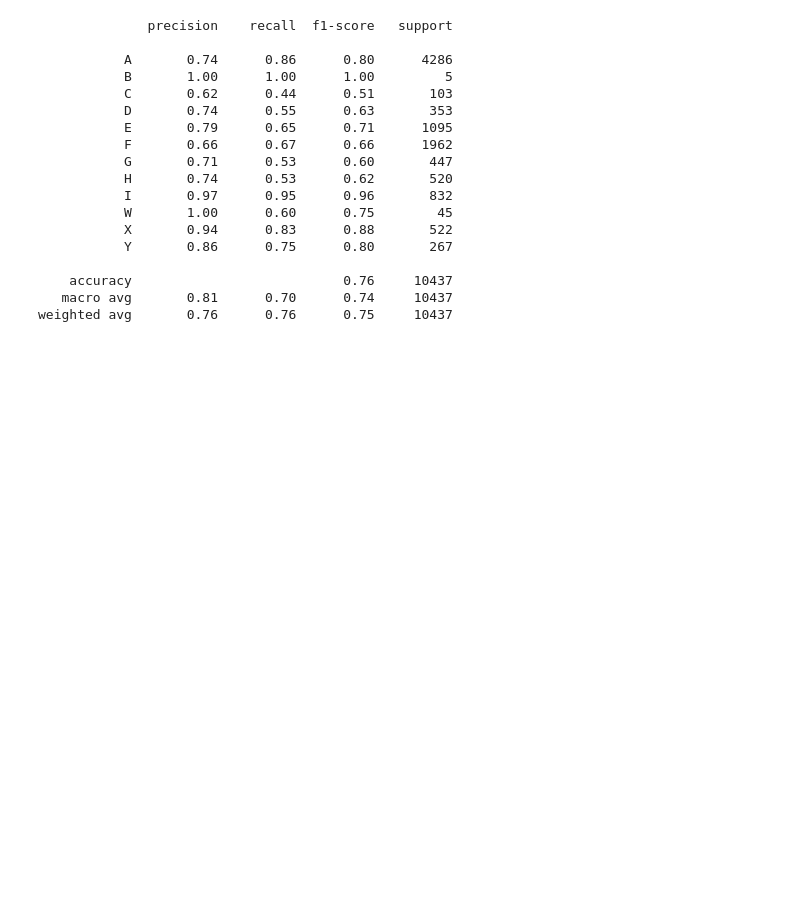
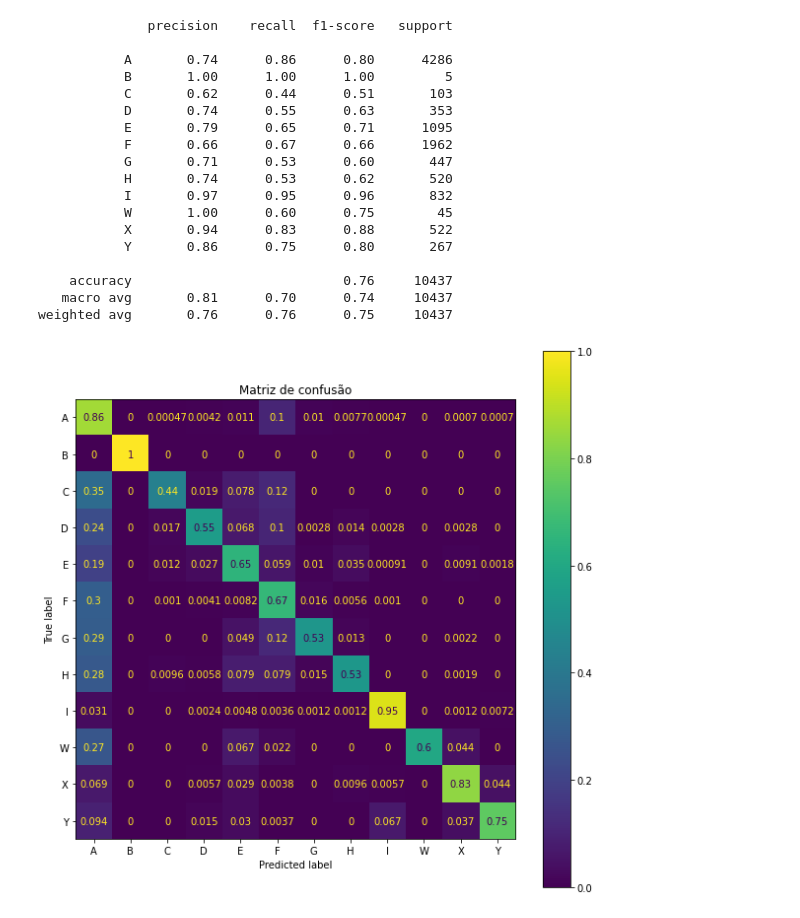
Before and after one commit to bruhenri12/Projeto-AM-2022-2, a Jupyter notebook: codigos/ProjetoAM-kNN.ipynb, the cells around one changed output. Cells and saved outputs as stored; diff of their text form; code cells hidden in the pictures; blank space fills up the shorter version.

Commit message:
Matriz de confusão KNN

```diff
--- a/codigos/ProjetoAM-kNN.ipynb
+++ b/codigos/ProjetoAM-kNN.ipynb
@@ -211,3 +213,18 @@ print(c_report)
     accuracy                           0.76     10437
    macro avg       0.81      0.70      0.74     10437
 weighted avg       0.76      0.76      0.75     10437
+# %%
+from sklearn.metrics import ConfusionMatrixDisplay, confusion_matrix
+from numpy import unique
+
+classes = sorted(unique(y_train))
+
+fig,ax = plt.subplots(figsize=(10,10))
+ax.set_title("Matriz de confusão")
+
+cm = confusion_matrix(y_test, y_pred, normalize='true')
+cm_display = ConfusionMatrixDisplay(confusion_matrix=cm, display_labels=classes)
+cm_display.plot(ax=ax)
+plt.show()
+# %% [output]
+[figure, added]
```
Also changed, not shown: parts of 2 cells of this notebook.
